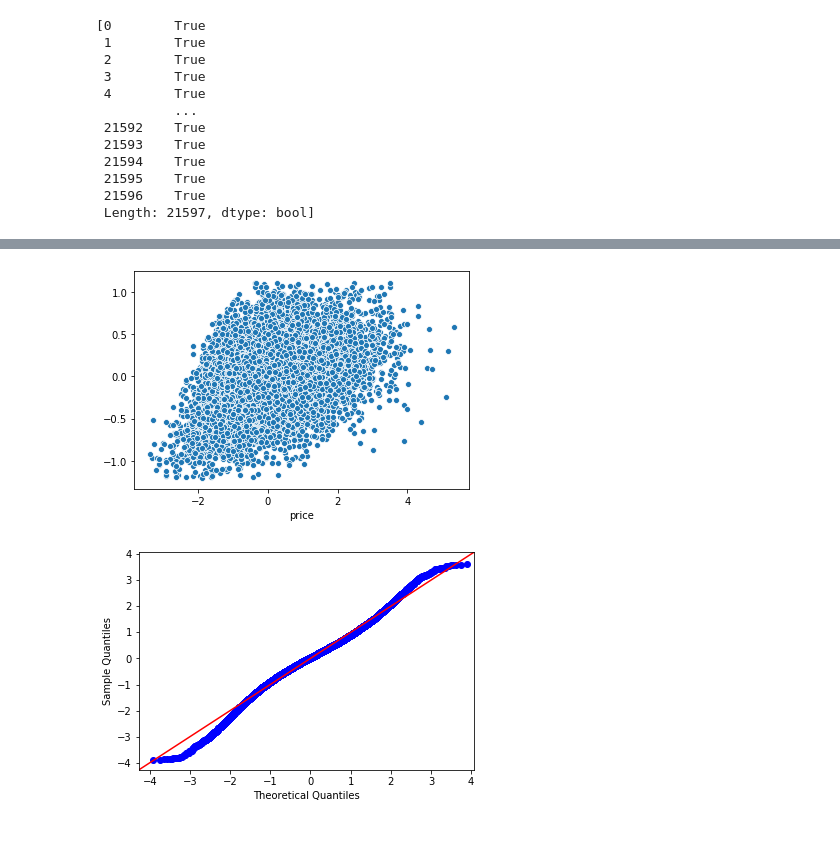
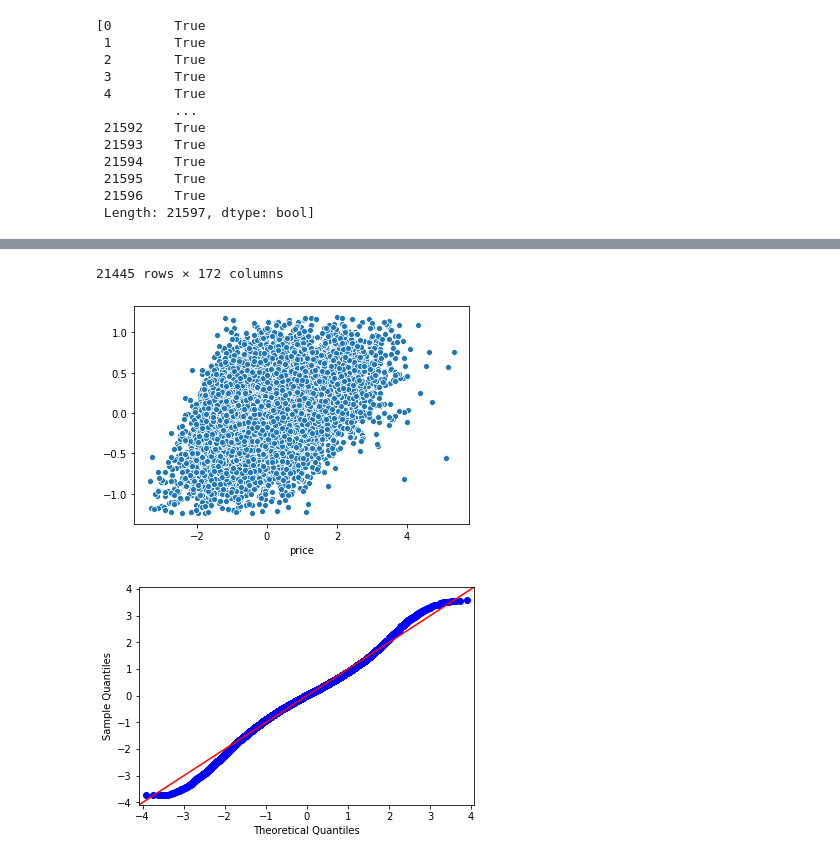
Before and after one commit to minthammock/dsc-mod-2-project-v2-1-onl01-dtsc-pt-041320, a Jupyter notebook: student.ipynb, the cells around one changed output, grey strips where cells are left out. Saved outputs shown, nothing was run; the diff lists cells and outputs as text; code cells hidden in the pictures.

```diff
--- a/student.ipynb
+++ b/student.ipynb
@@ -687,3 +681,9 @@ Warnings:
 [1] Standard Errors assume that the covariance matrix of the errors is correctly specified.
 # %% [markdown]
 We now drop the columns with insignificant p-values.
+# %%
+inSigPVal = list(model.pvalues.loc[model.pvalues.sort_values() > .05].index)
+inSigPVal.remove('const')
+dfModelAdjusted = dfFinal.copy()
+dfModelAdjusted.drop(labels = inSigPVal, axis = 1, inplace = True)
+dfModelAdjusted.info()
@@ -689,0 +696,9 @@ We now drop the columns with insignificant p-values.
+# %%
+Y = dfModelAdjusted['price']
+X = dfModelAdjusted.drop(labels = 'price', axis = 1)
+X = sm.add_constant(X)
+predictors = '+'.join(dfModelAdjusted.drop(labels = 'price', axis = 1).columns)
+# formula = outcome + '~' + predictors
+# display(formula)
+model = sm.OLS(endog = Y, exog = X).fit()
+model.summary()
@@ -735,11 +783,9 @@ removeOutliers
 # %%
 residuals.describe()
 removeOutliers = residuals.loc[(residuals > residuals.quantile(.0035)) & (residuals < residuals.quantile(.9965))]
-sns.scatterplot(x = dfFinal['price'], y = removeOutliers)
+sns.scatterplot(x = dfModelAdjusted['price'], y = removeOutliers)
 sm.graphics.qqplot(removeOutliers, dist=stats.norm, line='45', fit=True, )
 normalResidualIndecies = removeOutliers.index
-dfFinal2 = dfFinal.iloc[normalResidualIndecies]
-# display(dfFinal.describe().apply(lambda x: round(x, 6)), dfFinal2.describe())
-# dfFinal2.describe()
-# model.resid
+dfFinal2 = dfModelAdjusted.iloc[normalResidualIndecies]
+display(dfFinal2)
 # %% [output]
@@ -746,4 +804,5 @@ dfFinal2 = dfFinal.iloc[normalResidualIndecies]
+21445 rows × 172 columns
-[figure, old version]
+[figure, new version]
-[figure, old version]
+[figure, new version]
 # %%
 # display(dfFinal)
```
Also changed, not shown: parts of 19 cells of this notebook.
